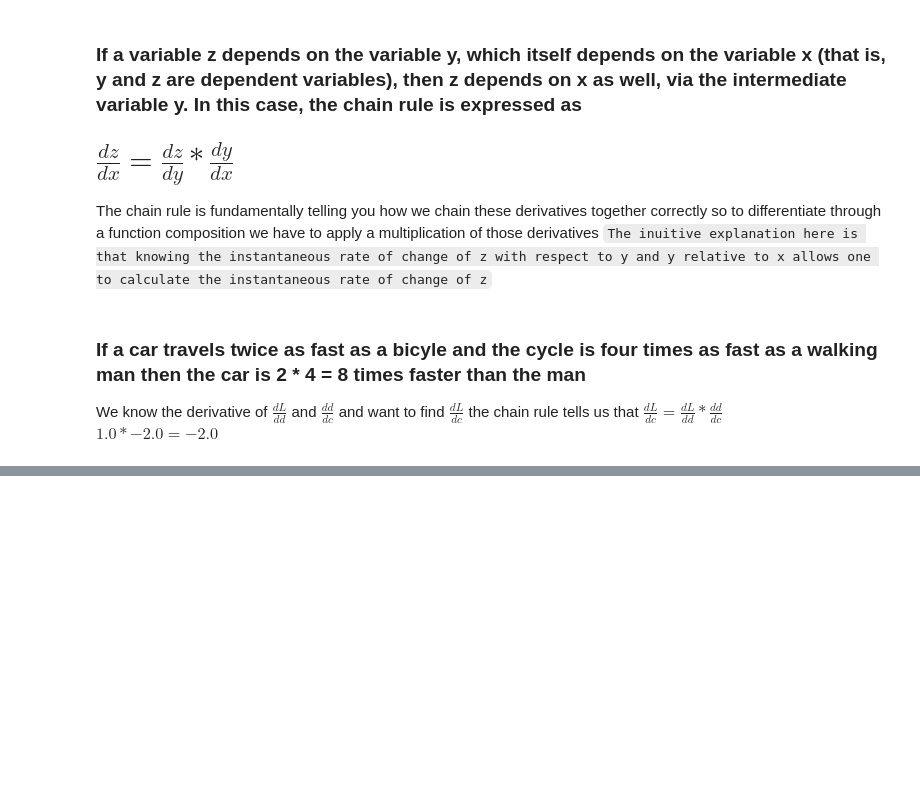
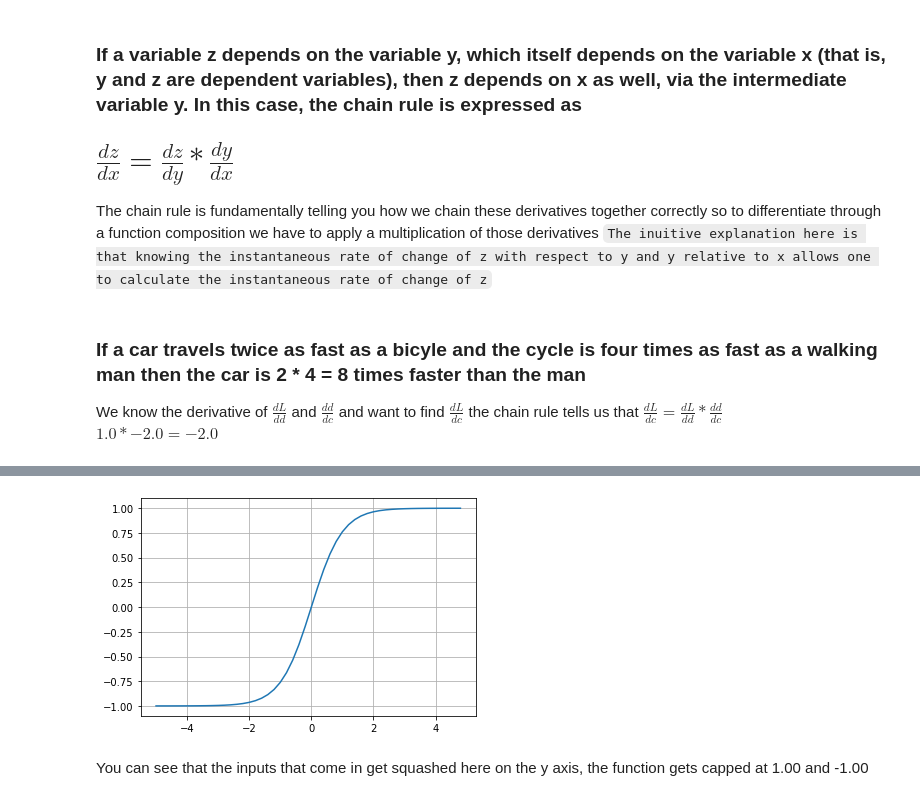
Before and after one commit to Meta-Sean/anything, a Jupyter notebook: _notebooks/2022-10-07-micrograd.ipynb, the cells around one changed output, grey strips where cells are left out. Cells and saved outputs as stored; diff of their text form; code cells hidden in the pictures; blank space fills up the shorter version.

```diff
--- a/_notebooks/2022-10-07-micrograd.ipynb
+++ b/_notebooks/2022-10-07-micrograd.ipynb
@@ -379,0 +400,6 @@ Checks out
+# %%
+plt.plot(np.arange(-5, 5, 0.2), np.tanh(np.arange(-5, 5, 0.2))); plt.grid();
+# %% [output]
+[figure, added]
+# %% [markdown]
+You can see that the inputs that come in get squashed here on the y axis, the function gets capped at 1.00 and -1.00
```
Also changed, not shown: parts of 43 cells of this notebook.
